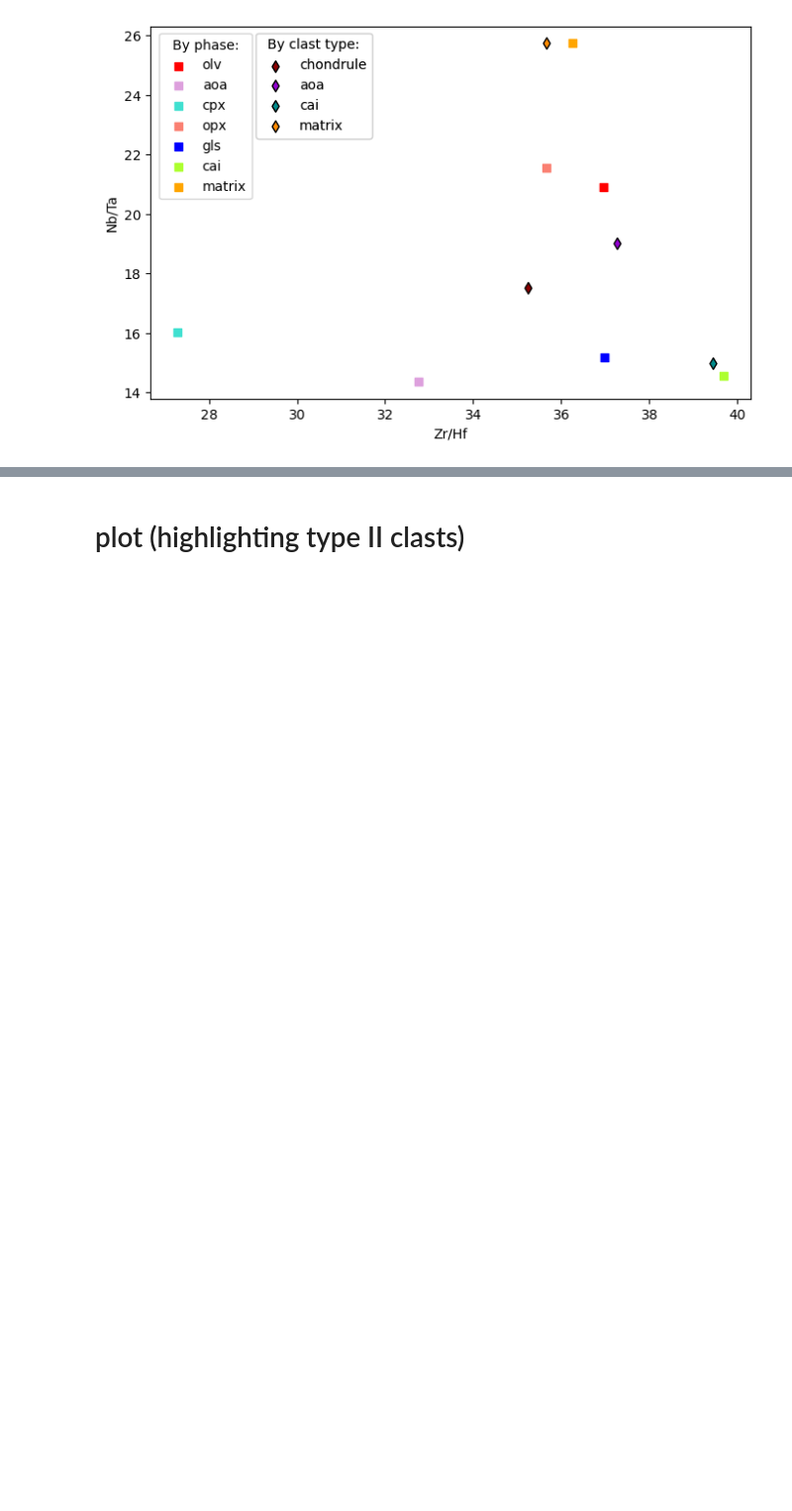
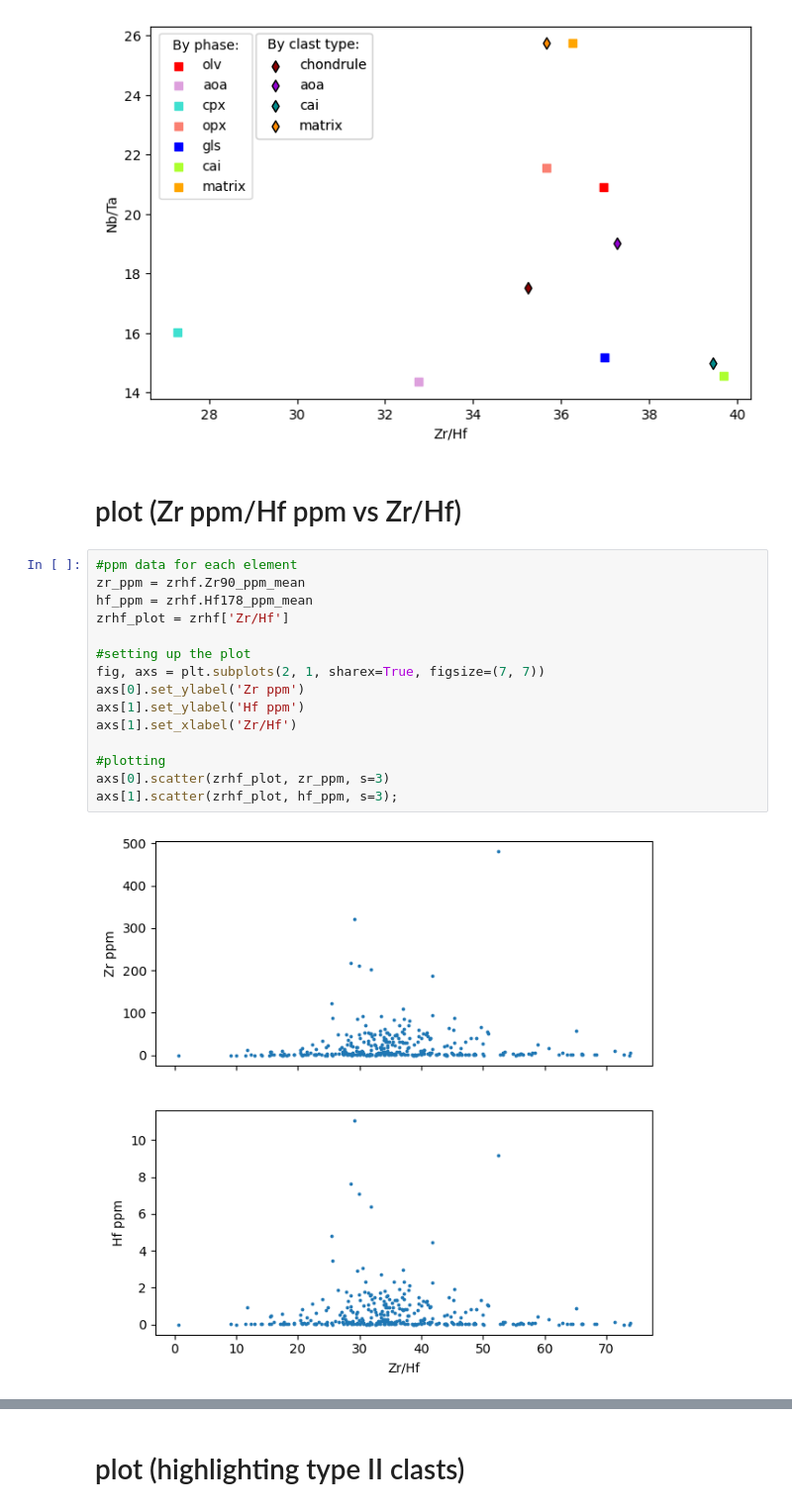
Before and after one commit to JGCAITLIN/HFSE, a Jupyter notebook: prelim_plotting.ipynb, the cells around one changed output, grey strips where cells are left out. Shown at 99% size. Drawn from its saved outputs; the diff is of its cells as text; blank space fills up the shorter version.

Commit message:
made plots showing ratios vs individual element ppm. found wrong length bug in sub_df function, still need to fix.

```diff
--- a/prelim_plotting.ipynb
+++ b/prelim_plotting.ipynb
@@ -574,3 +615,22 @@ legend2 = ax.legend(handles=clst_handles, title='By clast type:', bbox_to_anchor
 ax.add_artist(legend2);
 # %% [output]
 [figure]
+# %% [markdown]
+# plot (Zr ppm/Hf ppm vs Zr/Hf)
+# %%
+#ppm data for each element
+zr_ppm = zrhf.Zr90_ppm_mean
+hf_ppm = zrhf.Hf178_ppm_mean
+zrhf_plot = zrhf['Zr/Hf']
+
+#setting up the plot
+fig, axs = plt.subplots(2, 1, sharex=True, figsize=(7, 7))
+axs[0].set_ylabel('Zr ppm')
+axs[1].set_ylabel('Hf ppm')
+axs[1].set_xlabel('Zr/Hf')
+
+#plotting
+axs[0].scatter(zrhf_plot, zr_ppm, s=3)
+axs[1].scatter(zrhf_plot, hf_ppm, s=3);
+# %% [output]
+[figure, added]
```
Also changed, not shown: parts of 7 cells of this notebook.
